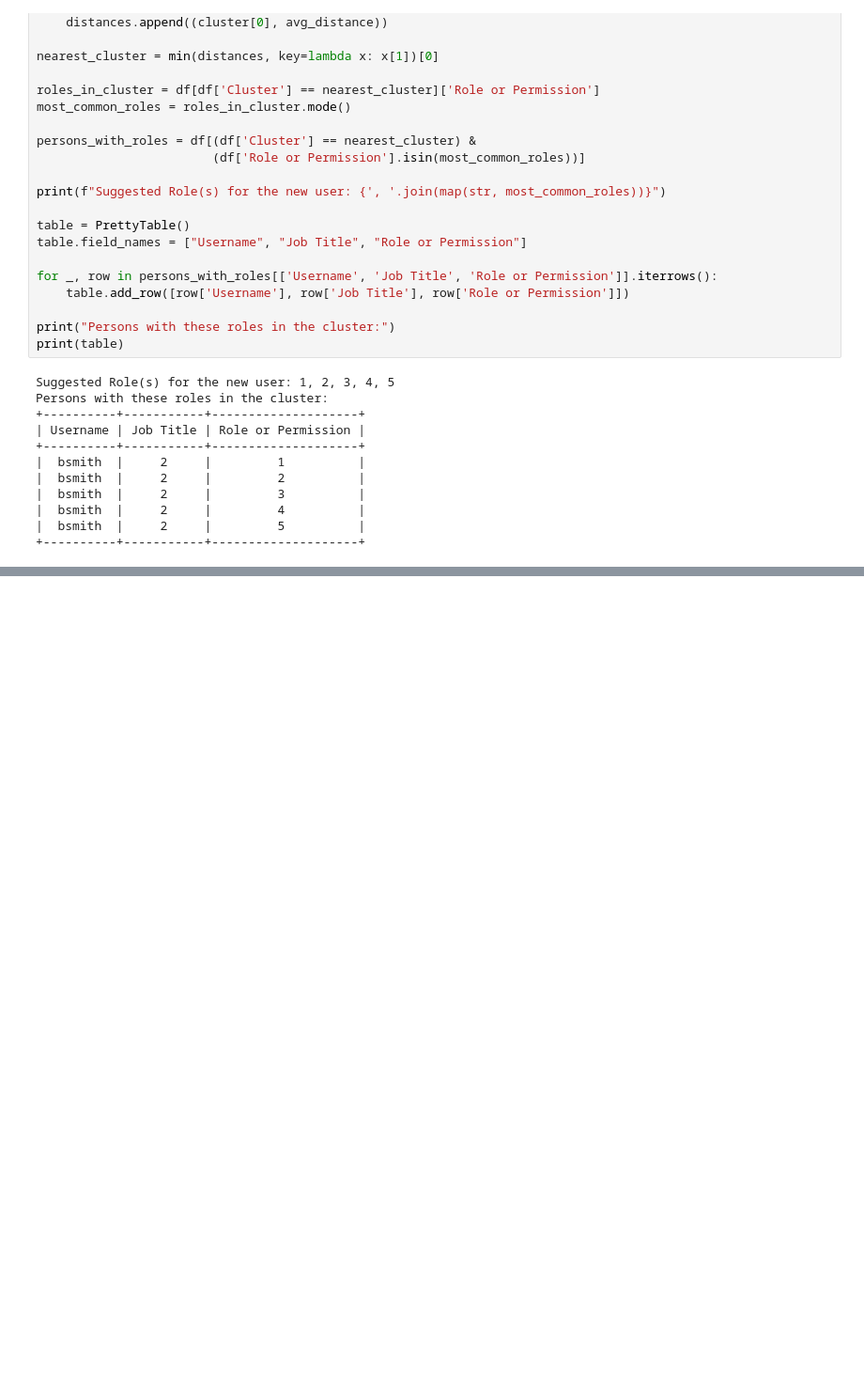
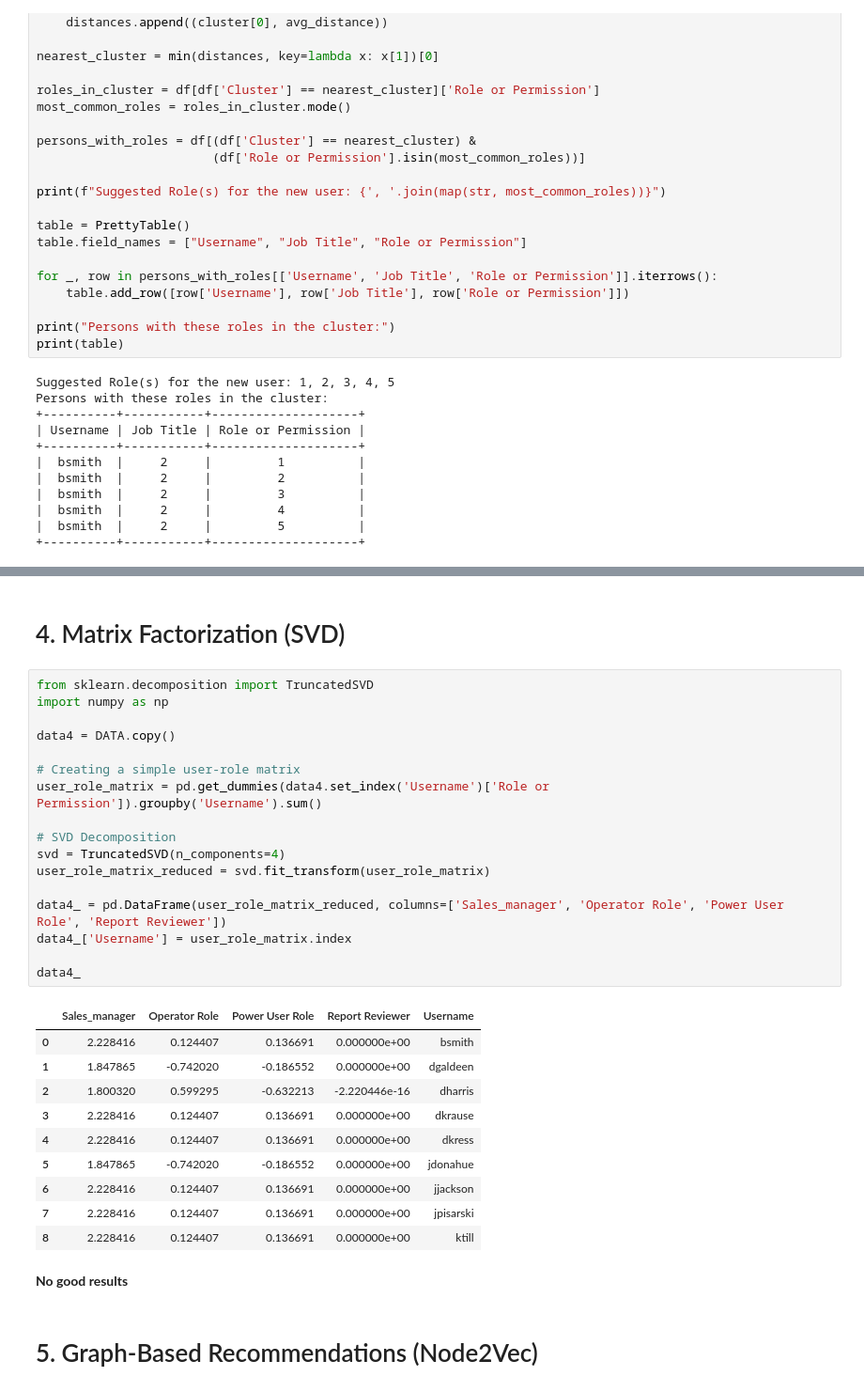
Before and after one commit to 7smn2219/AI, a Jupyter notebook: Access_Recommendation/Access_Recommendation.ipynb, the cells around one changed output, grey strips where cells are left out. Shown at 94% size. Saved outputs shown, nothing was run; the diff lists cells and outputs as text; blank space fills up the shorter version.

```diff
--- a/Access_Recommendation/Access_Recommendation.ipynb
+++ b/Access_Recommendation/Access_Recommendation.ipynb
@@ -639,0 +746,34 @@ Persons with these roles in the cluster:
+# %% [markdown]
+# 4. Matrix Factorization (SVD)
+# %%
+from sklearn.decomposition import TruncatedSVD
+import numpy as np
+
+data4 = DATA.copy()
+
+# Creating a simple user-role matrix
+user_role_matrix = pd.get_dummies(data4.set_index('Username')['Role or Permission']).groupby('Username').sum()
+
+# SVD Decomposition
+svd = TruncatedSVD(n_components=4)
+user_role_matrix_reduced = svd.fit_transform(user_role_matrix)
+
+data4_ = pd.DataFrame(user_role_matrix_reduced, columns=['Sales_manager', 'Operator Role', 'Power User Role', 'Report Reviewer'])
+data4_['Username'] = user_role_matrix.index
+
+data4_
+# %% [output]
+|  | Sales_manager | Operator Role | Power User Role | Report Reviewer | Username |
+| 0 | 2.228416 | 0.124407 | 0.136691 | 0.000000e+00 | bsmith |
+| 1 | 1.847865 | -0.742020 | -0.186552 | 0.000000e+00 | dgaldeen |
+| 2 | 1.800320 | 0.599295 | -0.632213 | -2.220446e-16 | dharris |
+| 3 | 2.228416 | 0.124407 | 0.136691 | 0.000000e+00 | dkrause |
+| 4 | 2.228416 | 0.124407 | 0.136691 | 0.000000e+00 | dkress |
+| 5 | 1.847865 | -0.742020 | -0.186552 | 0.000000e+00 | jdonahue |
+| 6 | 2.228416 | 0.124407 | 0.136691 | 0.000000e+00 | jjackson |
+| 7 | 2.228416 | 0.124407 | 0.136691 | 0.000000e+00 | jpisarski |
+| 8 | 2.228416 | 0.124407 | 0.136691 | 0.000000e+00 | ktill |
+# %% [markdown]
+**No good results**
+# %% [markdown]
+# 5. Graph-Based Recommendations (Node2Vec)
```
Also changed, not shown: parts of 28 cells of this notebook.
